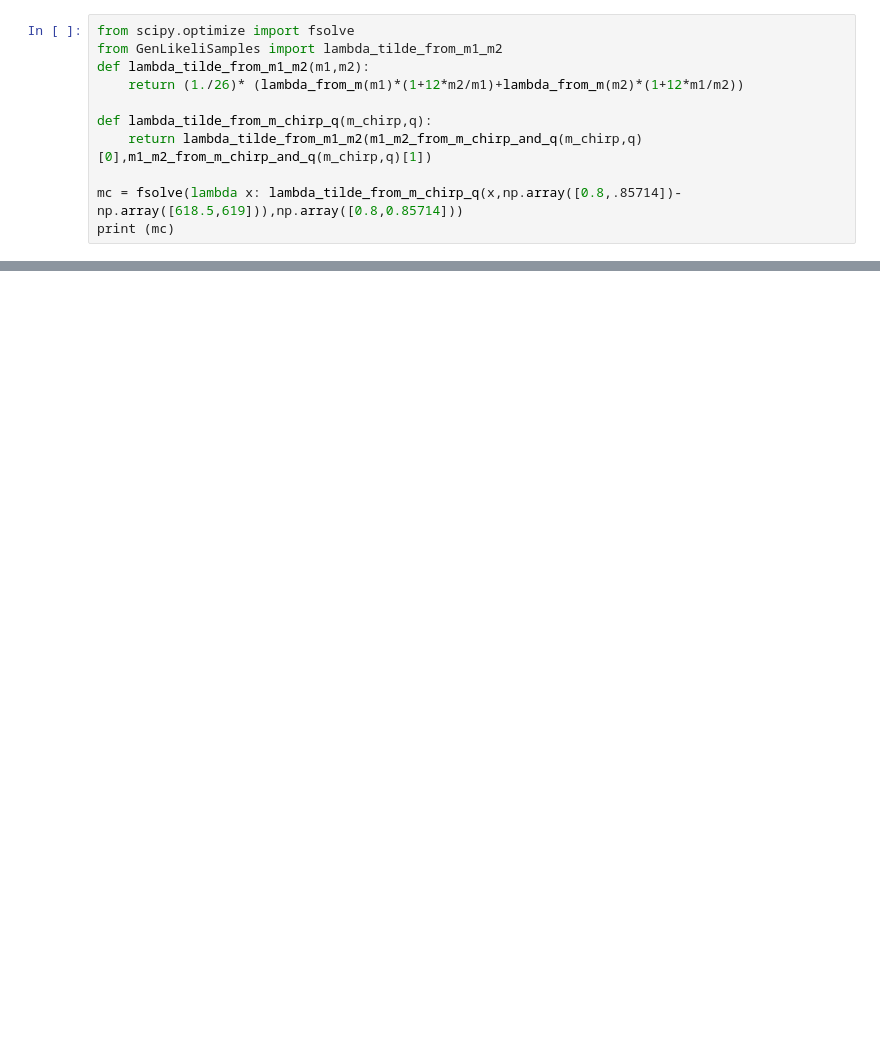
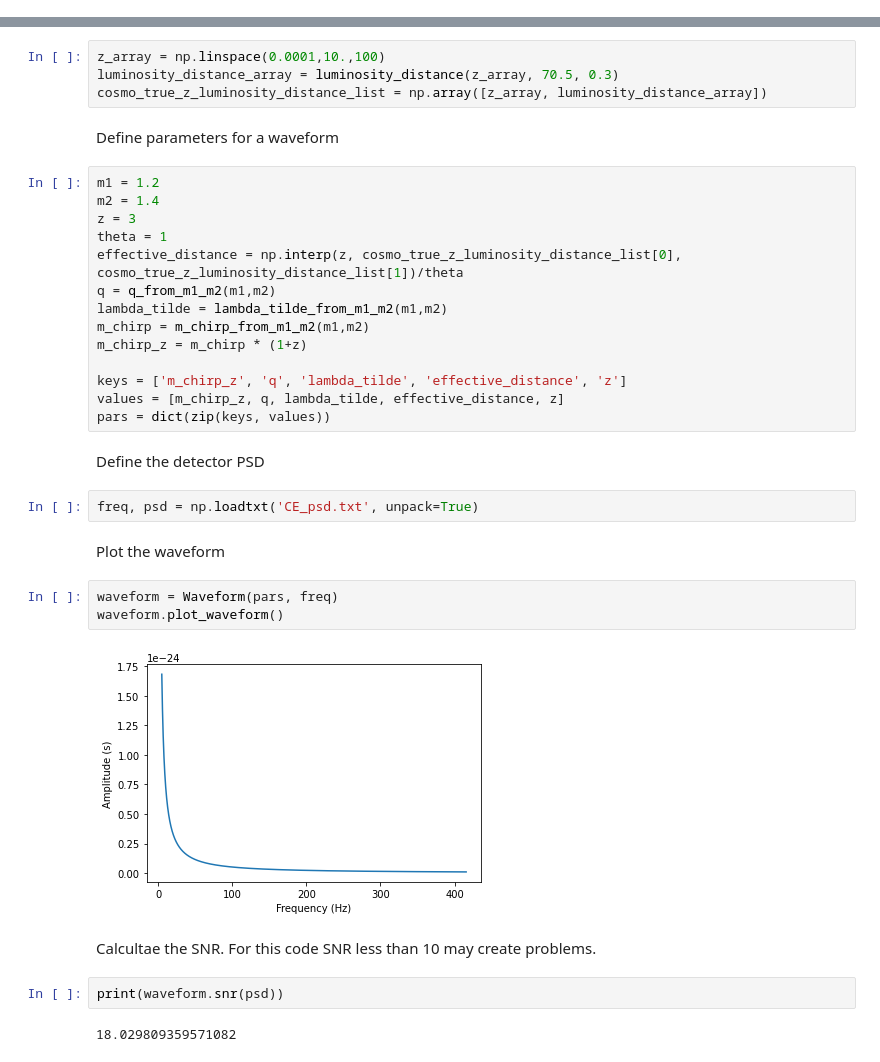
Before and after one commit to Pratyusava/3G_NS_EOS_Cosmology, a Jupyter notebook: basic_functions_check.ipynb, the cells around one changed output, grey strips where cells are left out. Drawn from its saved outputs; the diff is of its cells as text; blank space fills up the shorter version.

```diff
--- a/basic_functions_check.ipynb
+++ b/basic_functions_check.ipynb
@@ -78,11 +0,0 @@ Create a 2d array of mc
-# %%
-from scipy.optimize import fsolve
-from GenLikeliSamples import lambda_tilde_from_m1_m2
-def lambda_tilde_from_m1_m2(m1,m2):
-    return (1./26)* (lambda_from_m(m1)*(1+12*m2/m1)+lambda_from_m(m2)*(1+12*m1/m2))
-
-def lambda_tilde_from_m_chirp_q(m_chirp,q):
-    return lambda_tilde_from_m1_m2(m1_m2_from_m_chirp_and_q(m_chirp,q)[0],m1_m2_from_m_chirp_and_q(m_chirp,q)[1])
-
-mc = fsolve(lambda x: lambda_tilde_from_m_chirp_q(x,np.array([0.8,.85714])-np.array([618.5,619])),np.array([0.8,0.85714]))
-print (mc)
@@ -181,0 +7,37 @@ print(Y)
+# %%
+z_array = np.linspace(0.0001,10.,100)
+luminosity_distance_array = luminosity_distance(z_array, 70.5, 0.3)
+cosmo_true_z_luminosity_distance_list = np.array([z_array, luminosity_distance_array])
+# %% [markdown]
+Define parameters for a waveform
+# %%
+m1 = 1.2
+m2 = 1.4
+z = 3
+theta = 1
+effective_distance = np.interp(z, cosmo_true_z_luminosity_distance_list[0], cosmo_true_z_luminosity_distance_list[1])/theta
+q = q_from_m1_m2(m1,m2)
+lambda_tilde = lambda_tilde_from_m1_m2(m1,m2)
+m_chirp = m_chirp_from_m1_m2(m1,m2)
+m_chirp_z = m_chirp * (1+z)
+
+keys = ['m_chirp_z', 'q', 'lambda_tilde', 'effective_distance', 'z']
+values = [m_chirp_z, q, lambda_tilde, effective_distance, z]
+pars = dict(zip(keys, values))
+# %% [markdown]
+Define the detector PSD
+# %%
+freq, psd = np.loadtxt('CE_psd.txt', unpack=True)
+# %% [markdown]
+Plot the waveform
+# %%
+waveform = Waveform(pars, freq)
+waveform.plot_waveform()
+# %% [output]
+[figure, added]
+# %% [markdown]
+Calcultae the SNR. For this code SNR less than 10 may create problems.
+# %%
+print(waveform.snr(psd))
+# %% [output]
+18.029809359571082
```
Also changed, not shown: parts of 44 cells of this notebook.
